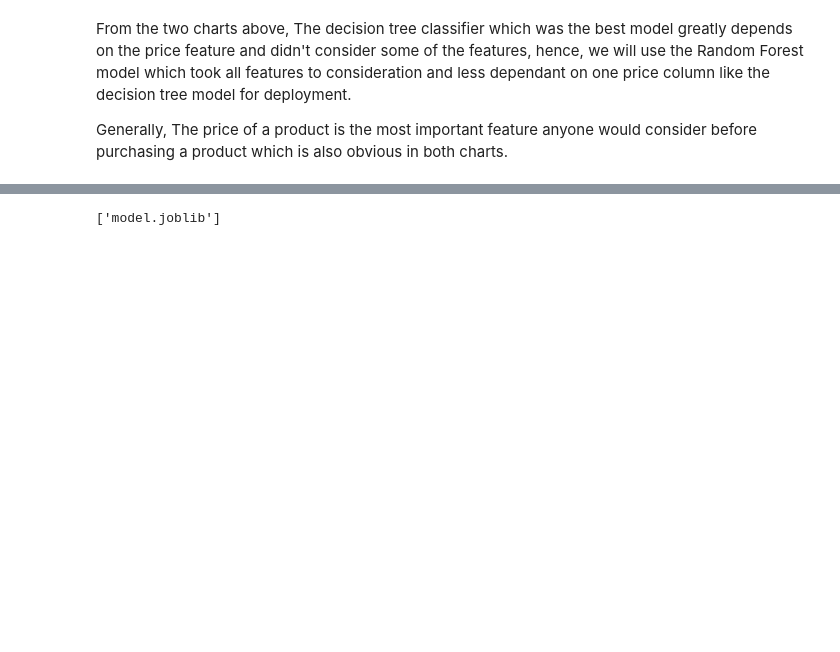
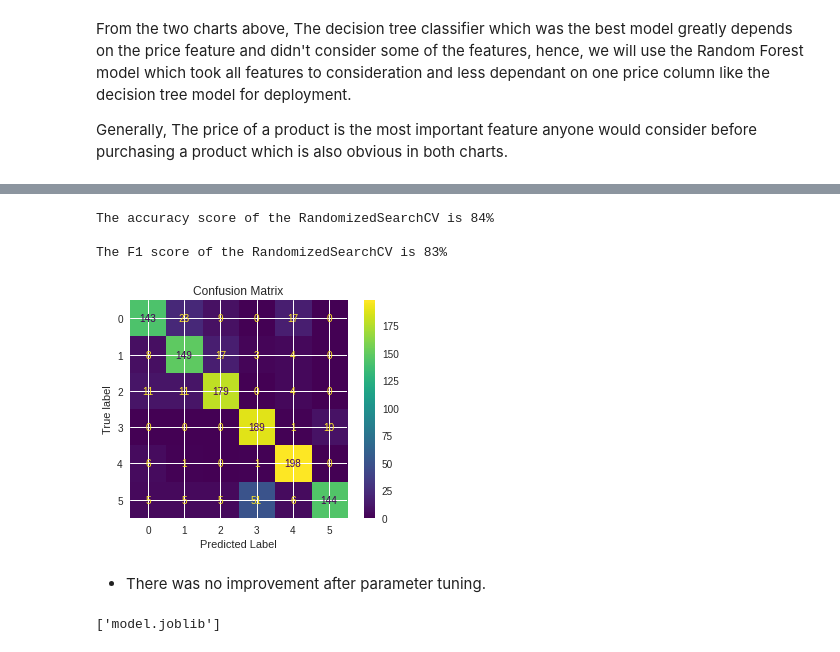
Before and after one commit to drize11Six/ml-advertisement-system, a Jupyter notebook: Ads_system_with_machine_learning.ipynb, the cells around one changed output, grey strips where cells are left out. Saved outputs shown, nothing was run; the diff lists cells and outputs as text; code cells hidden in the pictures; blank space fills up the shorter version.

```diff
--- a/Ads_system_with_machine_learning.ipynb
+++ b/Ads_system_with_machine_learning.ipynb
@@ -711,0 +696,17 @@ Generally, The price of a product is the most important feature anyone would con
+# %%
+# Model tuning with RandomSearchCV
+kf = KFold(n_splits=5, shuffle=True, random_state=42)
+
+max_depth = [int(x) for x in np.linspace(10, 100, num = 11)]
+max_depth.append(None)
+kf = KFold(n_splits = 5, shuffle = True, random_state = 5)
+params = {'n_estimators': [int(x) for x in np.linspace(10, 100, num = 20)],
+          'criterion': ['gini', 'entropy', 'log_loss'],
+          'max_depth': max_depth,
+          'min_samples_split': [2, 5, 10], 'verbose': [int(x) for x in np.linspace(0, 20, num = 10)],
+          'min_samples_leaf': [1, 2, 4], 'class_weight': ['balanced', 'balanced_subsample'],
+          'bootstrap': [True, False], 'max_features': ['sqrt', 'log2', None]}
+# %%
+rf_kf = RandomForestClassifier()
+rf_tune = RandomizedSearchCV(rf_kf, params, cv = kf, n_iter = 2)
+rf_tune.fit(x_train, y_train)
@@ -711,0 +869,3 @@ Generally, The price of a product is the most important feature anyone would con
+# %%
+evaluate(rf_tune)
+# %% [output]
@@ -712,3 +889,9 @@ Generally, The price of a product is the most important feature anyone would con
+The accuracy score of the RandomizedSearchCV is 84%
+
+The F1 score of the RandomizedSearchCV is 83%
+[figure, added]
+# %% [markdown]
+- There was no improvement after parameter tuning.
 # %%
 #Saving/exporting the model
 dump(rf, "model.joblib")
```
Also changed, not shown: parts of 15 cells of this notebook.
